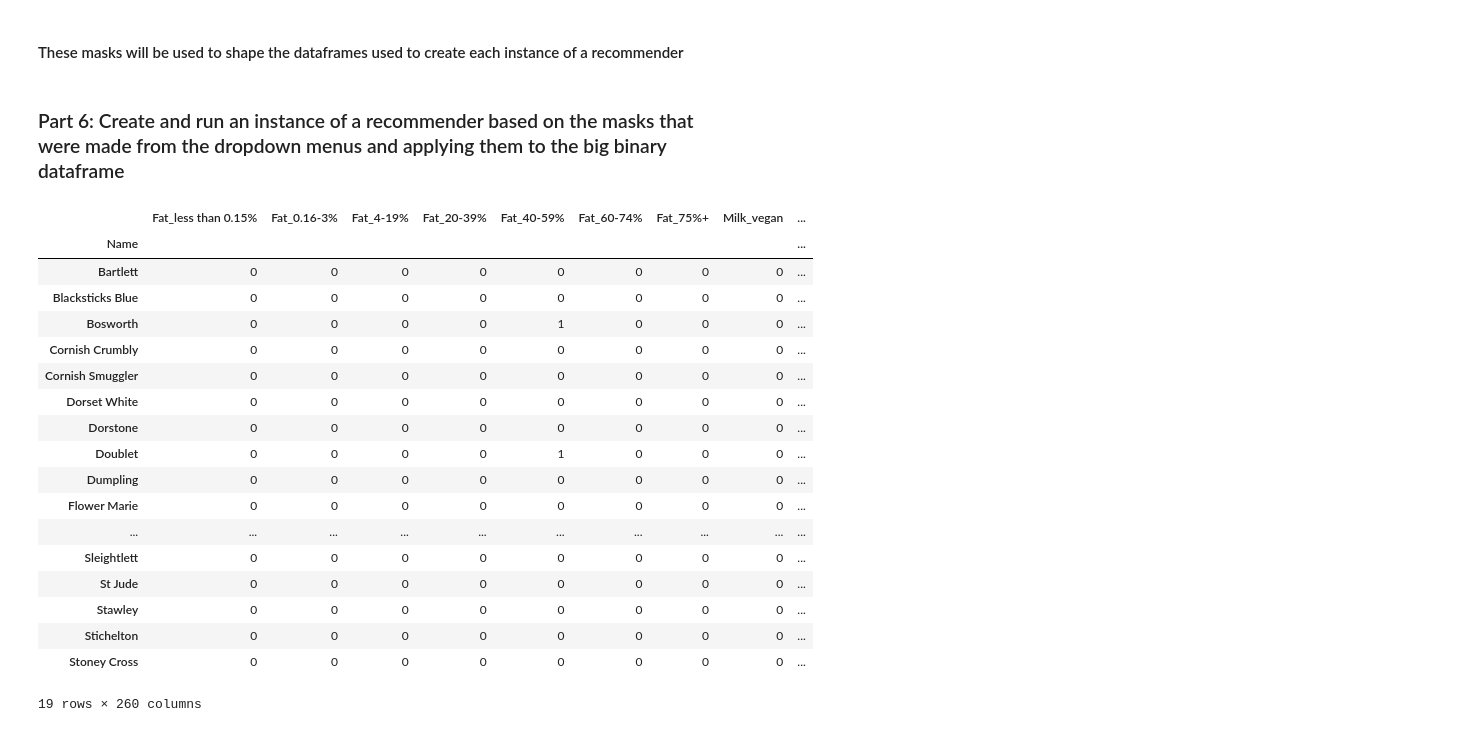
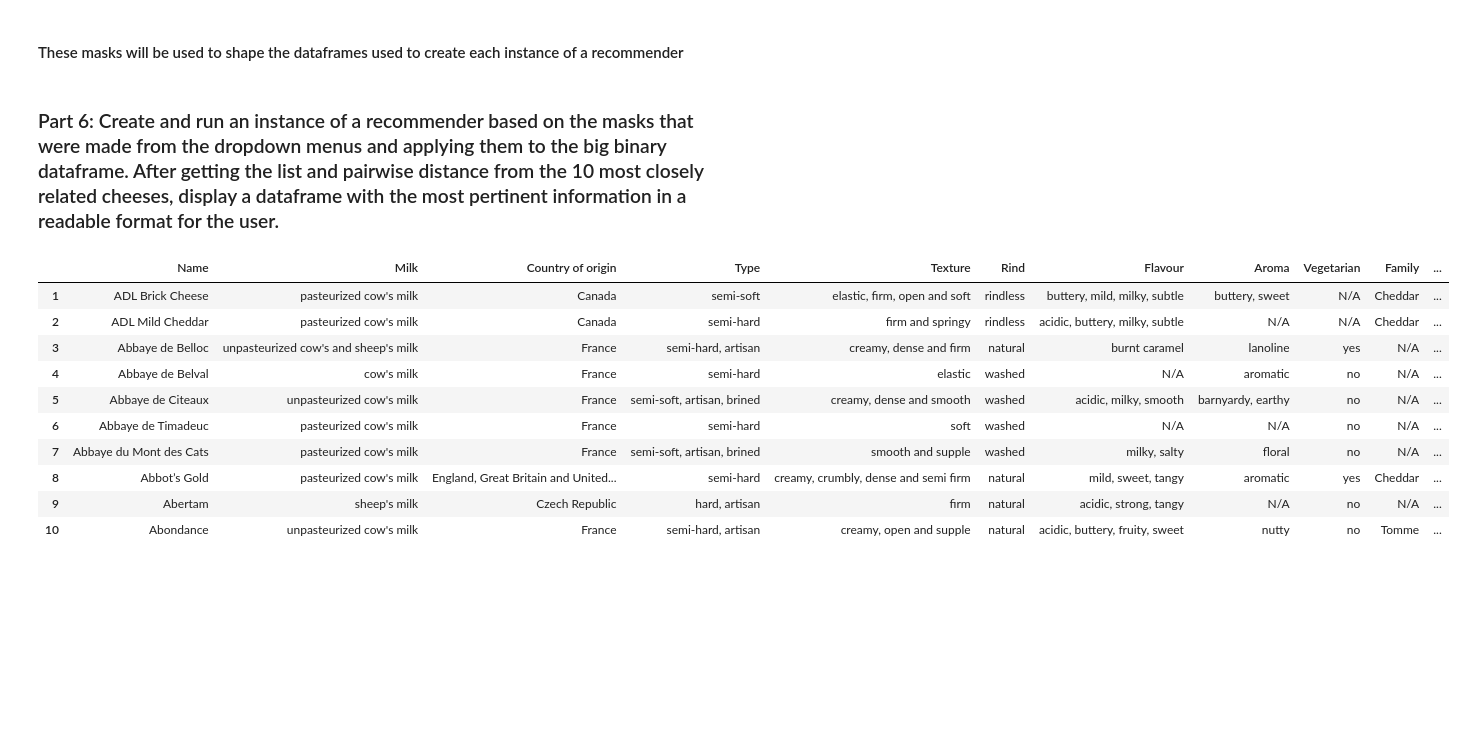
Before and after one commit to MichaelKnight4714/Projects, a Jupyter notebook: Projects/Digital Cheese Sommelier/Recommender_model.ipynb, the cells around one changed output. Cells and saved outputs as stored; diff of their text form; code cells hidden in the pictures; blank space fills up the shorter version.

```diff
--- a/Projects/Digital Cheese Sommelier/Recommender_model.ipynb
+++ b/Projects/Digital Cheese Sommelier/Recommender_model.ipynb
@@ -652,4 +619,4 @@ half_mask2 =  family_mask & country_mask & milk_mask & pasteurized_mask & fat_ma
 # i did this by doing halves and adding them so the code would look prettier
 full_mask = half_mask1 & half_mask2
 # %% [markdown]
-### Part 6:  Create and run an instance of a recommender based on the masks that were made from the dropdown menus and applying them to the big binary dataframe
+### Part 6:  Create and run an instance of a recommender based on the masks that were made from the dropdown menus and applying them to the big binary dataframe.  After getting the list and pairwise distance from the 10 most closely related cheeses, display a dataframe with the most pertinent information in a readable format for the user.
@@ -658,54 +686,64 @@ full_mask = half_mask1 & half_mask2
 # of the masks specified by the user
 if name_drop == '-':
     # save the original dataframe that has been filtered as a dataframe named 'display_frame'
-    display_frame = df[full_mask]
+    # return only the first 10 values to maintain consistency between the two conditionals
+    display_frame = df[full_mask].sort_values(by='Name')[0:10]
+
+    # set a variable 'dif_factor' as the pairwise distance calculated by the recommender
+    # since a recommender wasn't technically run here, all of the cheeses fit what was searched for 100%
+    # therefore the list will just be a zero value for each cheese returned (sometimes it will be less then 10)
+
+    # instatiate an empty list
+    dif_factor = []
+
+    # for every entry in the display frame, append a 0 to this list
+    for i in range(len(display_frame)):
+        dif_factor.append(0)
+
 
 
 # if a cheese name is entered by the user, do the following
 else:
     # first create a dataframe that is filtered by all of the masks specified by the user, and also
     # includes the cheese that was named by the user
     df2 = df[name_mask |full_mask]
 
     # calculate the cosine similarity for each cheese in this dataframe using the pairwise_distances function
     # this will return a square matrix, comparing every cheese with every other cheese in the dataframe
     recommender = pairwise_distances(df2, metric='cosine')
 
     # Create a distances DataFrame the matrix defined above, filling in the cheese names (which were in the index
     # of the old dataframe) as the column names and indicies for the recommender dataframe
     recommender_df = pd.DataFrame(recommender, columns=df2.index, index=df2.index)
 
     # use the recomender to return the first 10 cheeses (NOT including the cheese named, hence sort [1:11])
     # put this list into a dataframe called 'display_frame'
     display_frame = pd.DataFrame(recommender_df[name_drop].sort_values()[1:11])
 
+    # set a variable 'dif_factor' as the pairwise distance calculated by the recommender
+    dif_factor = list(display_frame.values)
+
+
 
 # if there were no cheeses in the dataset with the sepcified error message (the length will be zero),
 # then print this error message
 if len(display_frame) == 0:
     print("Sorry! There are no cheeses that have all of those specific features")
     print("Please adjust the selected features and try again")
 
 # if no error messages, display the dataframe
 else:
-    display(display_frame)
+    # format the display_frame to include a readable list of important cheese data, and display it
+    display(format_display(display_frame, dif_factor))
 # %% [output]
-|  | Fat_less than 0.15% | Fat_0.16-3% | Fat_4-19% | Fat_20-39% | Fat_40-59% | Fat_60-74% | Fat_75%+ | Milk_vegan | ... |
-| Name |  |  |  |  |  |  |  |  | ... |
-| Bartlett | 0 | 0 | 0 | 0 | 0 | 0 | 0 | 0 | ... |
-| Blacksticks Blue | 0 | 0 | 0 | 0 | 0 | 0 | 0 | 0 | ... |
-| Bosworth | 0 | 0 | 0 | 0 | 1 | 0 | 0 | 0 | ... |
-| Cornish Crumbly | 0 | 0 | 0 | 0 | 0 | 0 | 0 | 0 | ... |
-| Cornish Smuggler | 0 | 0 | 0 | 0 | 0 | 0 | 0 | 0 | ... |
-| Dorset White | 0 | 0 | 0 | 0 | 0 | 0 | 0 | 0 | ... |
-| Dorstone | 0 | 0 | 0 | 0 | 0 | 0 | 0 | 0 | ... |
-| Doublet | 0 | 0 | 0 | 0 | 1 | 0 | 0 | 0 | ... |
-| Dumpling | 0 | 0 | 0 | 0 | 0 | 0 | 0 | 0 | ... |
-| Flower Marie | 0 | 0 | 0 | 0 | 0 | 0 | 0 | 0 | ... |
-| ... | ... | ... | ... | ... | ... | ... | ... | ... | ... |
-| Sleightlett | 0 | 0 | 0 | 0 | 0 | 0 | 0 | 0 | ... |
-| St Jude | 0 | 0 | 0 | 0 | 0 | 0 | 0 | 0 | ... |
-| Stawley | 0 | 0 | 0 | 0 | 0 | 0 | 0 | 0 | ... |
-| Stichelton | 0 | 0 | 0 | 0 | 0 | 0 | 0 | 0 | ... |
-| Stoney Cross | 0 | 0 | 0 | 0 | 0 | 0 | 0 | 0 | ... |
+|  | Name | Milk | Country of origin | Type | Texture | Rind | Flavour | Aroma | Vegetarian | Family | ... |
+| 1 | ADL Brick Cheese | pasteurized cow's milk | Canada | semi-soft | elastic, firm, open and soft | rindless | buttery, mild, milky, subtle | buttery, sweet | N/A | Cheddar | ... |
+| 2 | ADL Mild Cheddar | pasteurized cow's milk | Canada | semi-hard | firm and springy | rindless | acidic, buttery, milky, subtle | N/A | N/A | Cheddar | ... |
+| 3 | Abbaye de Belloc | unpasteurized cow's and sheep's milk | France | semi-hard, artisan | creamy, dense and firm | natural | burnt caramel | lanoline | yes | N/A | ... |
+| 4 | Abbaye de Belval | cow's milk | France | semi-hard | elastic | washed | N/A | aromatic | no | N/A | ... |
+| 5 | Abbaye de Citeaux | unpasteurized cow's milk | France | semi-soft, artisan, brined | creamy, dense and smooth | washed | acidic, milky, smooth | barnyardy, earthy | no | N/A | ... |
+| 6 | Abbaye de Timadeuc | pasteurized cow's milk | France | semi-hard | soft | washed | N/A | N/A | no | N/A | ... |
+| 7 | Abbaye du Mont des Cats | pasteurized cow's milk | France | semi-soft, artisan, brined | smooth and supple | washed | milky, salty | floral | no | N/A | ... |
+| 8 | Abbot’s Gold | pasteurized cow's milk | England, Great Britain and United... | semi-hard | creamy, crumbly, dense and semi firm | natural | mild, sweet, tangy | aromatic | yes | Cheddar | ... |
+| 9 | Abertam | sheep's milk | Czech Republic | hard, artisan | firm | natural | acidic, strong, tangy | N/A | no | N/A | ... |
+| 10 | Abondance | unpasteurized cow's milk | France | semi-hard, artisan | creamy, open and supple | natural | acidic, buttery, fruity, sweet | nutty | no | Tomme | ... |
-19 rows × 260 columns
```
Also changed, not shown: parts of 5 cells of this notebook.
